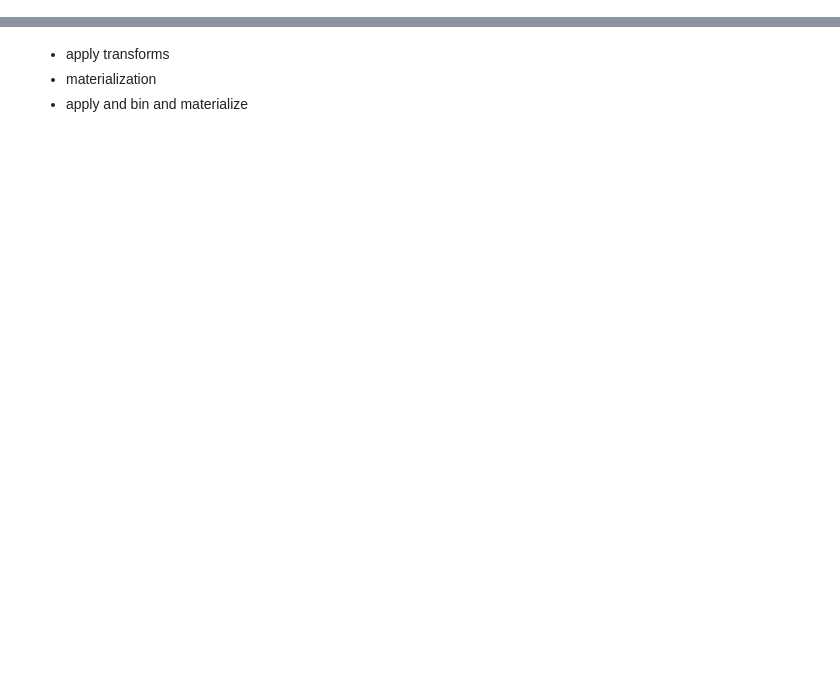
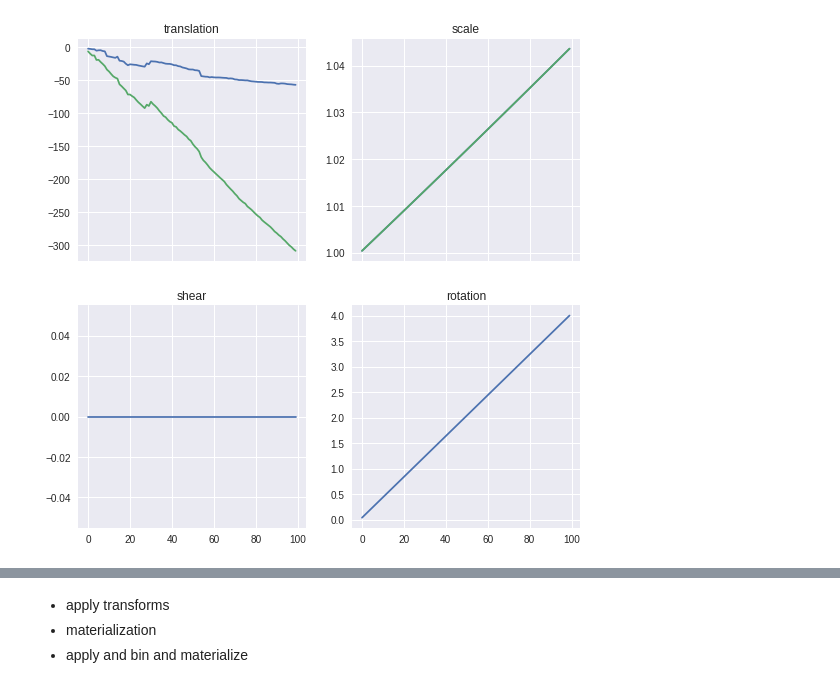
Before and after one commit to janelia-cellmap/FIB-SEM-Aligner, a Jupyter notebook: FIB-SEM Registration Driver.ipynb, the cells around one changed output, grey strips where cells are left out. Drawn from its saved outputs; the diff is of its cells as text; code cells hidden in the pictures; blank space fills up the shorter version.

```diff
--- a/FIB-SEM Registration Driver.ipynb
+++ b/FIB-SEM Registration Driver.ipynb
@@ -85,0 +214,4 @@ axs[2].plot((np.array([result.scale for result in results_ecc2])))
+# %%
+plot_af_accum(results_similarity)
+# %% [output]
+[figure, added]
```
Also changed, not shown: parts of 34 cells of this notebook, 1 other file.
